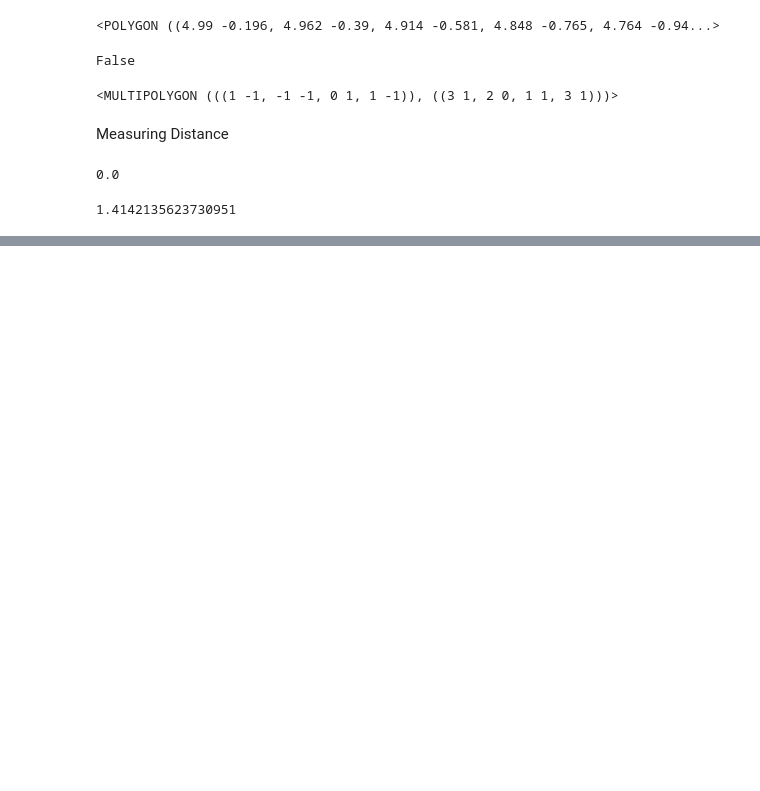
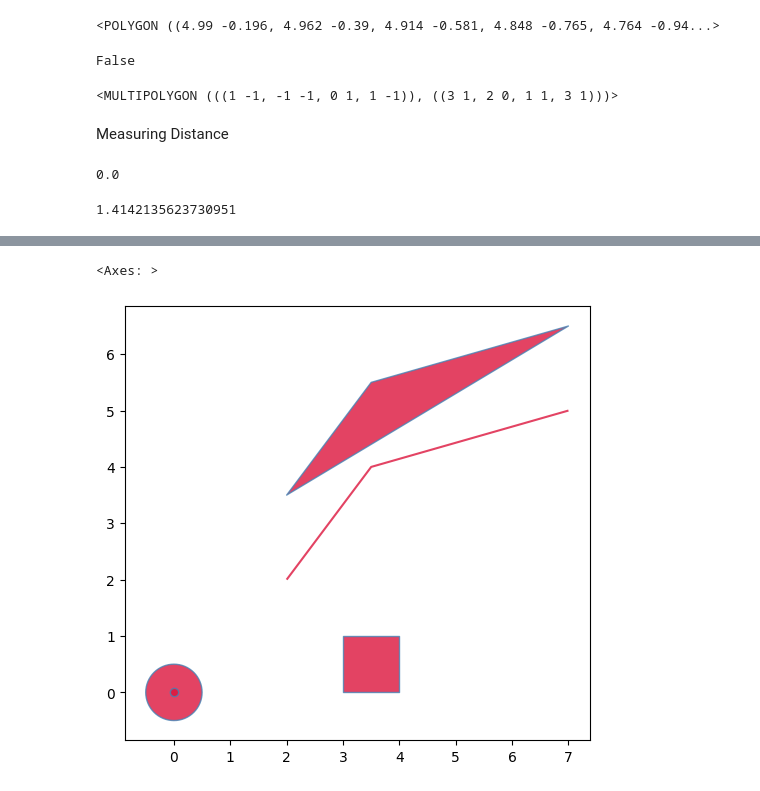
Before and after one commit to anilsapkota/geo-spatial-data-analytics-essential, a Jupyter notebook: onboardGeoPandas.ipynb, the cells around one changed output, grey strips where cells are left out. Cells and saved outputs as stored; diff of their text form; code cells hidden in the pictures; blank space fills up the shorter version.

```diff
--- a/onboardGeoPandas.ipynb
+++ b/onboardGeoPandas.ipynb
@@ -277,0 +399,9 @@ point.distance(triangle_2)
+# %%
+f , ax = plt.subplots(1,1, figsize=(6,6))
+gdf.plot(ax = ax,
+         color = 'crimson',
+         edgecolor = 'steelblue',
+         alpha = 0.8)
+# %% [output]
+<Axes: >
+[figure, added]
```
Also changed, not shown: parts of 37 cells of this notebook.
